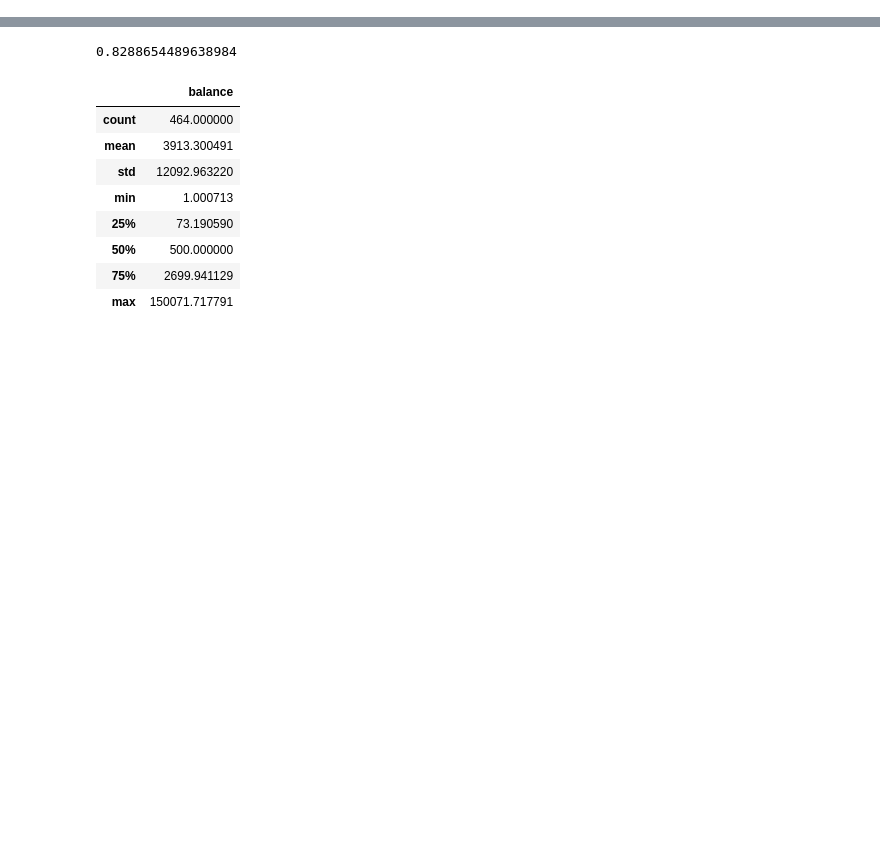
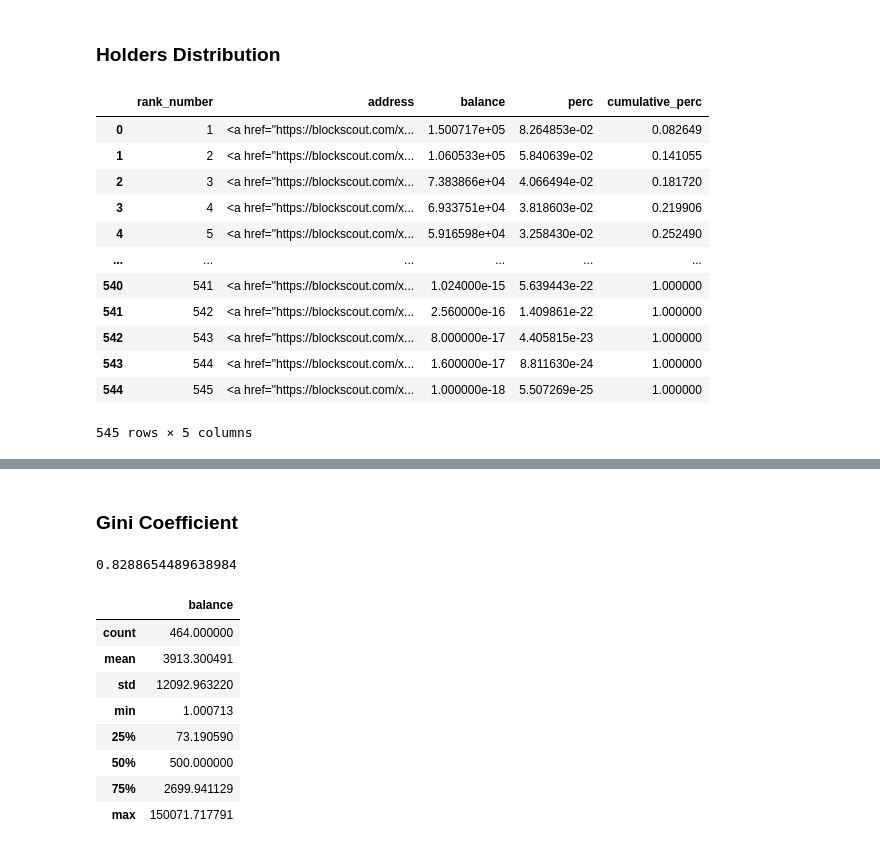
Before and after one commit to bonding-curves/conding, a Jupyter notebook: nbs/2_tec_analysis.ipynb, the cells around one changed output, grey strips where cells are left out. Saved outputs shown, nothing was run; the diff lists cells and outputs as text; code cells hidden in the pictures; blank space fills up the shorter version.

```diff
--- a/nbs/2_tec_analysis.ipynb
+++ b/nbs/2_tec_analysis.ipynb
@@ -4,14 +12,34 @@ import numpy as np
 from conding.tec import TECDashboard
 # %%
 tec = TECDashboard()
+# %% [markdown]
+### Holders Distribution
 # %%
-holders_distribution = tec.holders_distribution()
+holders_distribution = tec.market_information.holders_distribution()
+# %%
+holders_distribution
+# %% [output]
+|  | rank_number | address | balance | perc | cumulative_perc |
+| 0 | 1 | <a href="https://blockscout.com/x... | 1.500717e+05 | 8.264853e-02 | 0.082649 |
+| 1 | 2 | <a href="https://blockscout.com/x... | 1.060533e+05 | 5.840639e-02 | 0.141055 |
+| 2 | 3 | <a href="https://blockscout.com/x... | 7.383866e+04 | 4.066494e-02 | 0.181720 |
+| 3 | 4 | <a href="https://blockscout.com/x... | 6.933751e+04 | 3.818603e-02 | 0.219906 |
+| 4 | 5 | <a href="https://blockscout.com/x... | 5.916598e+04 | 3.258430e-02 | 0.252490 |
+| ... | ... | ... | ... | ... | ... |
+| 540 | 541 | <a href="https://blockscout.com/x... | 1.024000e-15 | 5.639443e-22 | 1.000000 |
+| 541 | 542 | <a href="https://blockscout.com/x... | 2.560000e-16 | 1.409861e-22 | 1.000000 |
+| 542 | 543 | <a href="https://blockscout.com/x... | 8.000000e-17 | 4.405815e-23 | 1.000000 |
+| 543 | 544 | <a href="https://blockscout.com/x... | 1.600000e-17 | 8.811630e-24 | 1.000000 |
+| 544 | 545 | <a href="https://blockscout.com/x... | 1.000000e-18 | 5.507269e-25 | 1.000000 |
+545 rows × 5 columns
 # %%
 holders_distribution = holders_distribution[holders_distribution['balance'] > 1]
 # %%
 holders_distribution.hvplot.line(x='rank_number', y='balance')
 # %% [output]
 [interactive output not drawn]
+# %% [markdown]
+### Gini Coefficient
 # %%
 def gini(y):
     y = np.asarray(y)
```
Also changed, not shown: parts of 13 cells of this notebook, 12 other files.
